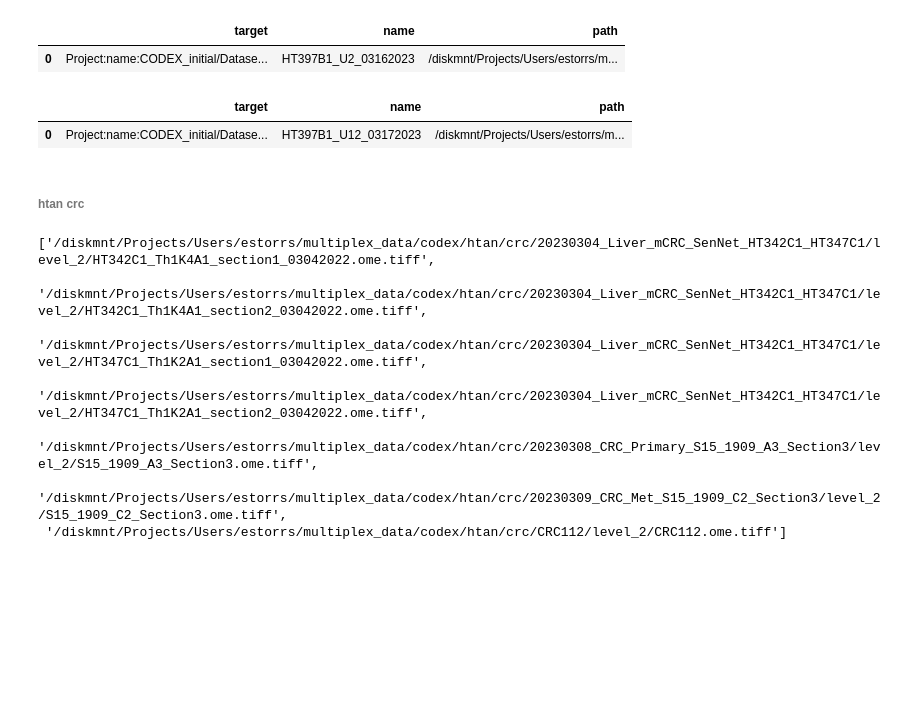
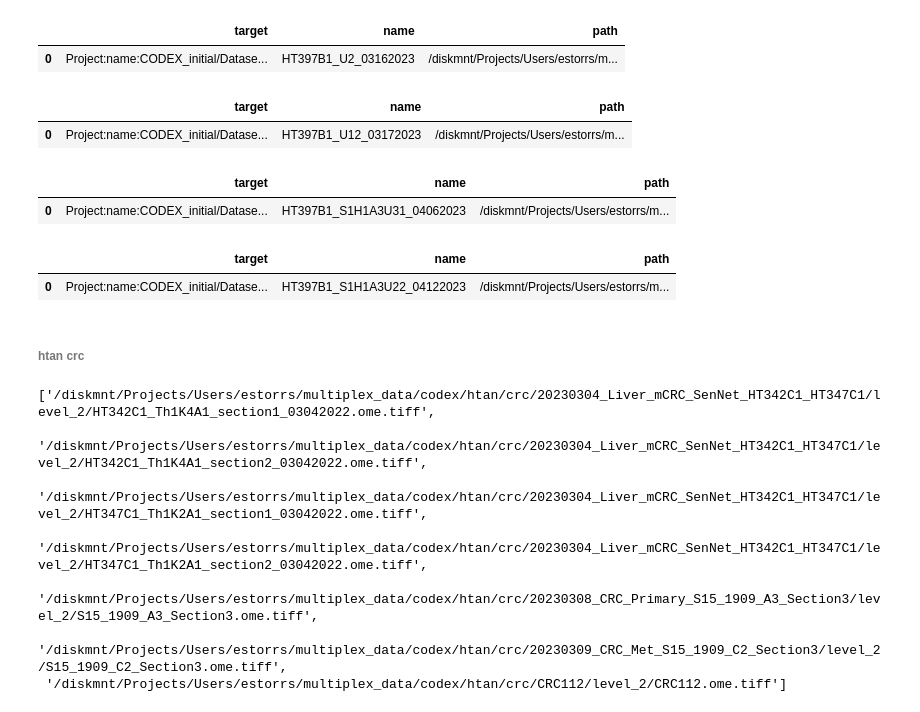
Before and after one commit to estorrs/multiplex-imaging-pipeline, a Jupyter notebook: notebooks/omero_bulk_upload.ipynb, the cells around one changed output. Saved outputs shown, nothing was run; the diff lists cells and outputs as text; code cells hidden in the pictures; blank space fills up the shorter version.

```diff
--- a/notebooks/omero_bulk_upload.ipynb
+++ b/notebooks/omero_bulk_upload.ipynb
@@ -472,6 +472,42 @@ df
 # %% [output]
 |  | target | name | path |
 | 0 | Project:name:CODEX_initial/Datase... | HT397B1_U12_03172023 | /diskmnt/Projects/Users/estorrs/m... |
+# %%
+objs = {
+    'HT397B1_S1H1A3U31_04062023': {
+        'target': f'Project:name:{project}/Dataset:name:HT397B1_S1H1A3U31_04062023',
+        'name': 'HT397B1_S1H1A3U31_04062023',
+        'path': '/diskmnt/Projects/Users/estorrs/multiplex_data/codex/htan/brca/040623_BRCA_HT397B1-U31/level_2/HT397B1_S1H1A3U31_04062023.ome.tiff',
+        'metadata': {
+            'case_id': 'HT397B1',
+            'sample_id': 'HT397B1_S1H1A3U31',
+            'disease': 'BRCA'
+        }
+    }
+}
+df = pd.DataFrame.from_records([{k:v for k, v in x.items() if k!='metadata'} for name, x in objs.items()])
+df
+# %% [output]
+|  | target | name | path |
+| 0 | Project:name:CODEX_initial/Datase... | HT397B1_S1H1A3U31_04062023 | /diskmnt/Projects/Users/estorrs/m... |
+# %%
+objs = {
+    'HT397B1_S1H1A3U22_04122023': {
+        'target': f'Project:name:{project}/Dataset:name:HT397B1_S1H1A3U22_04122023',
+        'name': 'HT397B1_S1H1A3U22_04122023',
+        'path': '/diskmnt/Projects/Users/estorrs/multiplex_data/codex/htan/brca/041223_BRCA_HT397B1-S1H3A1-U22/level_2/HT397B1_S1H1A3U22_04122023.ome.tiff',
+        'metadata': {
+            'case_id': 'HT397B1',
+            'sample_id': 'HT397B1_S1H1A3U22',
+            'disease': 'BRCA'
+        }
+    }
+}
+df = pd.DataFrame.from_records([{k:v for k, v in x.items() if k!='metadata'} for name, x in objs.items()])
+df
+# %% [output]
+|  | target | name | path |
+| 0 | Project:name:CODEX_initial/Datase... | HT397B1_S1H1A3U22_04122023 | /diskmnt/Projects/Users/estorrs/m... |
 # %% [markdown]
 ###### htan crc
 # %%
```
Also changed, not shown: parts of 3 cells of this notebook, 8 other files.
